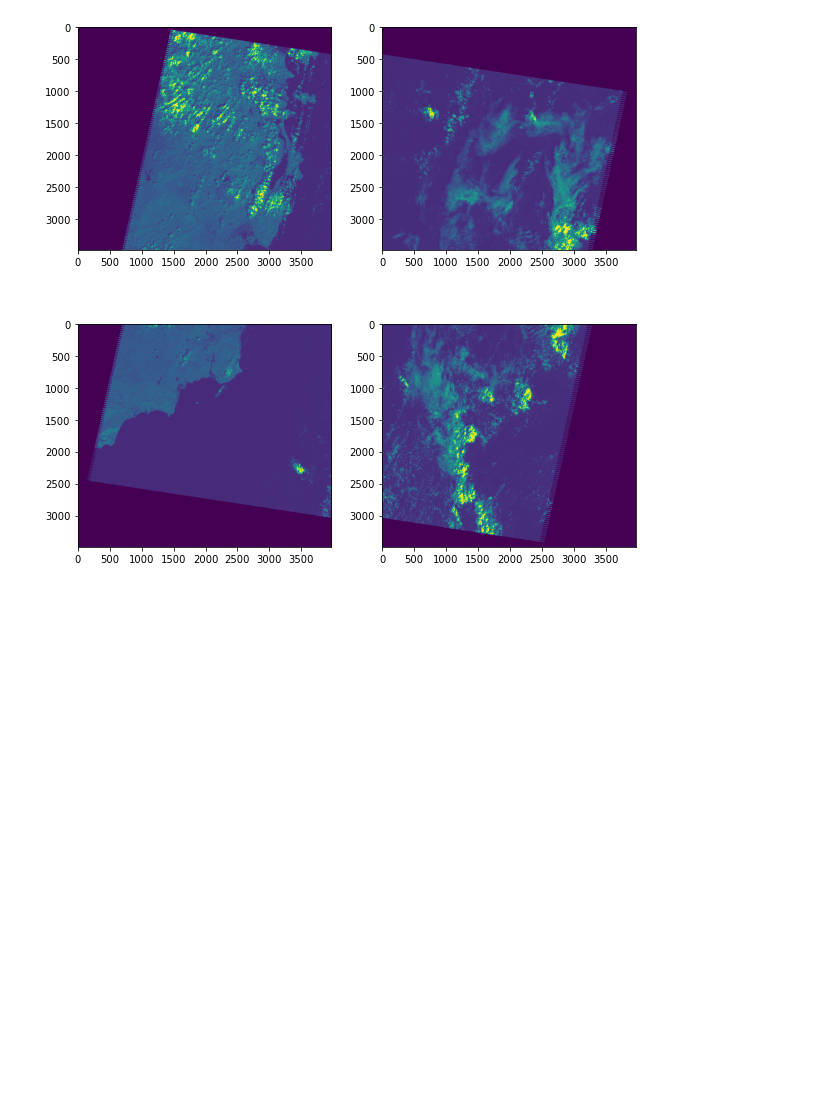
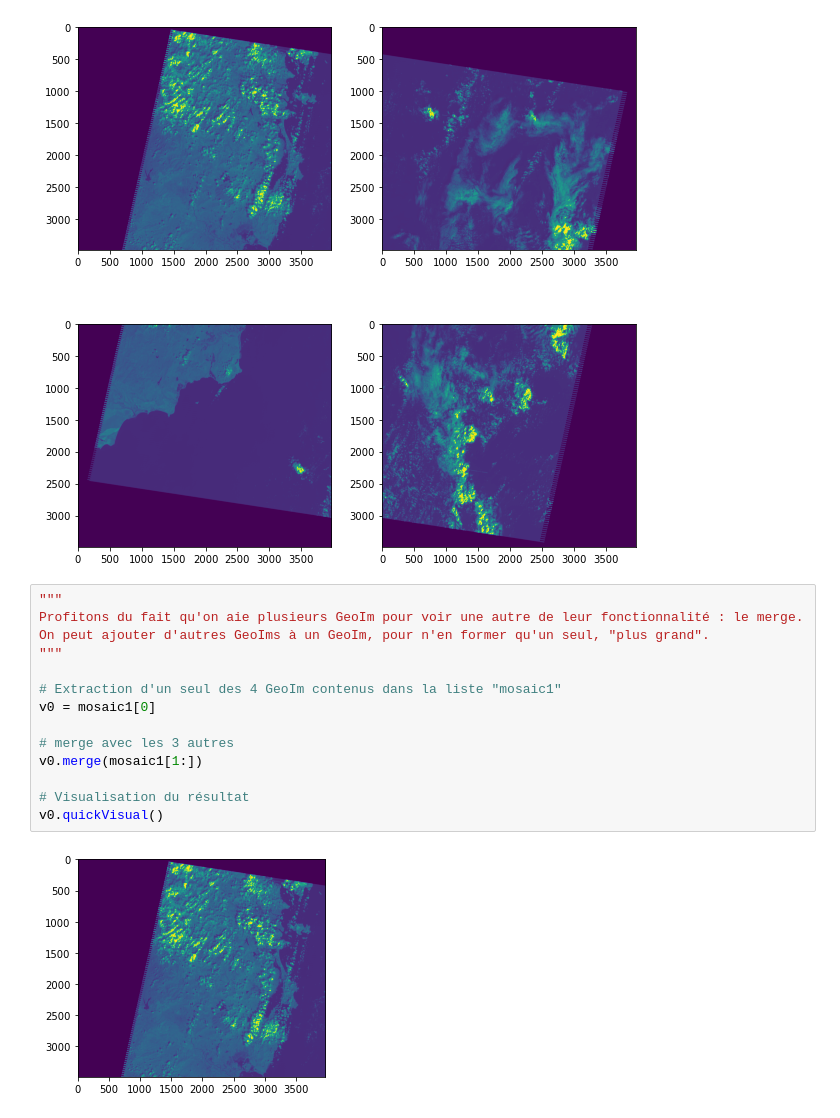
Before and after one commit to pyzak117/telenvi, a Jupyter notebook: geoim_crops.ipynb, the cells around one changed output. Saved outputs shown, nothing was run; the diff lists cells and outputs as text; blank space fills up the shorter version.

```diff
--- a/geoim_crops.ipynb
+++ b/geoim_crops.ipynb
@@ -184,3 +184,19 @@ v1.tif ok
 v2.tif ok
 v3.tif ok
 [figure]
+# %%
+"""
+Profitons du fait qu'on aie plusieurs GeoIm pour voir une autre de leur fonctionnalité : le merge.
+On peut ajouter d'autres GeoIms à un GeoIm, pour n'en former qu'un seul, "plus grand".
+"""
+
+# Extraction d'un seul des 4 GeoIm contenus dans la liste "mosaic1"
+v0 = mosaic1[0]
+
+# merge avec les 3 autres
+v0.merge(mosaic1[1:])
+
+# Visualisation du résultat
+v0.quickVisual()
+# %% [output]
+[figure, added]
```
Also changed, not shown: 4 other files.
